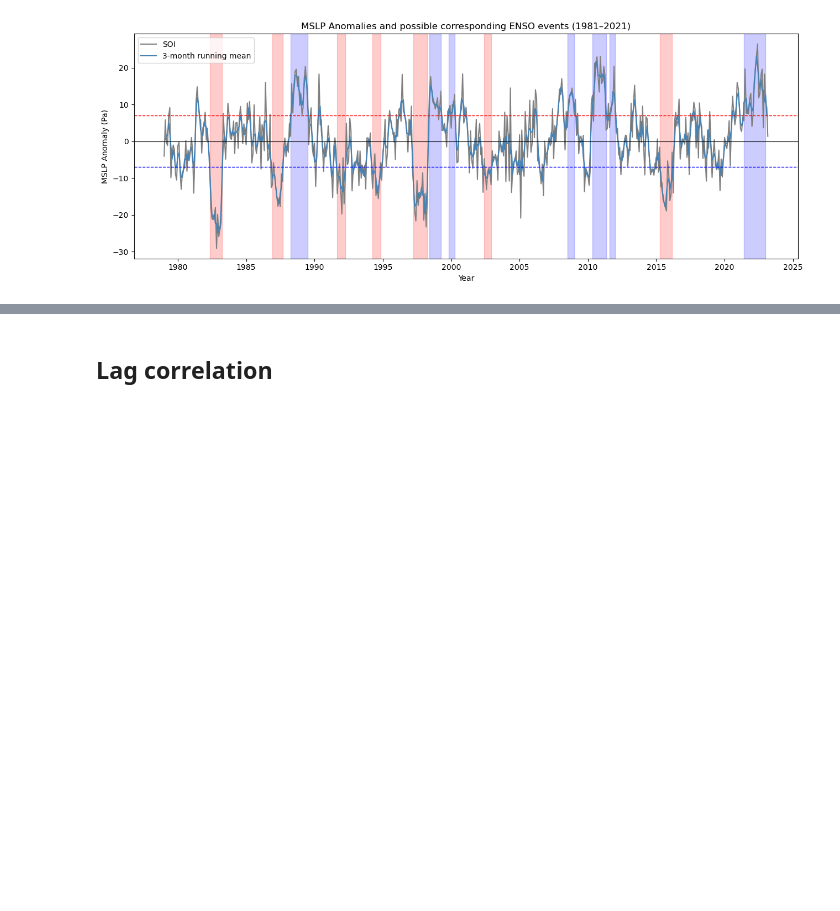
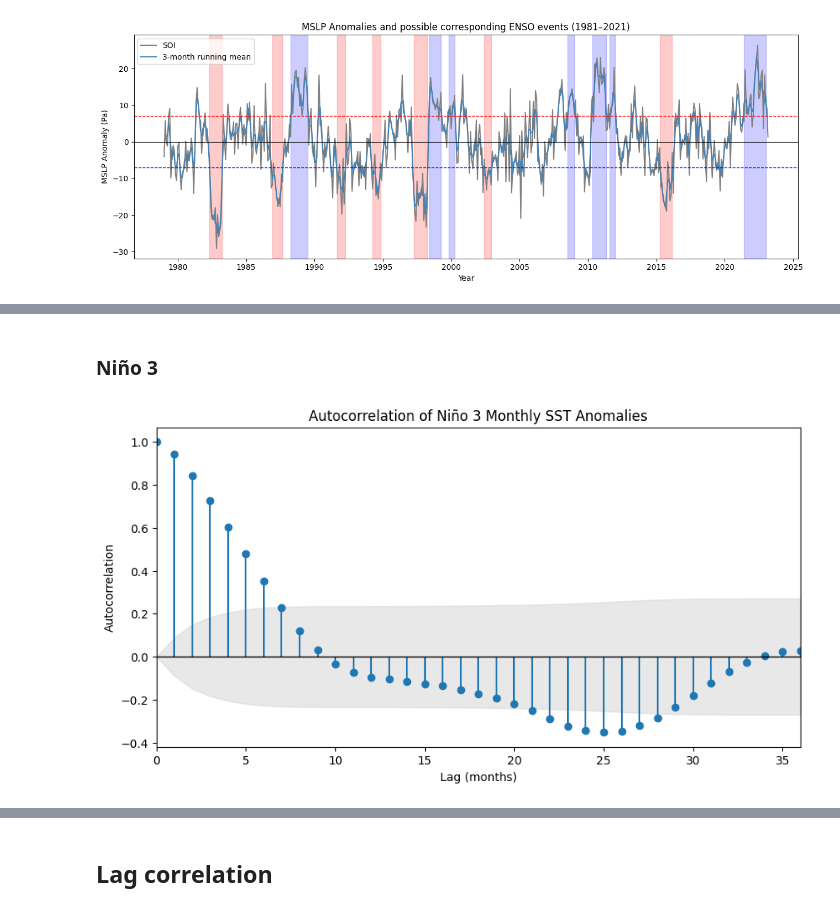
Before and after one commit to marianaolm/ML-climate, a Jupyter notebook: project_elnino.ipynb, the cells around one changed output, grey strips where cells are left out. Cells and saved outputs as stored; diff of their text form; code cells hidden in the pictures; blank space fills up the shorter version.

Commit message:
autocorrelation and PCA (unfinished)

```diff
--- a/project_elnino.ipynb
+++ b/project_elnino.ipynb
@@ -80,6 +84,34 @@ def find_events(mask, min_length=6):
     if in_event and count >= min_length:
         events.append((start, mask.index[-1]))
     return events
+# %%
+def plot_acf(df, nlags, region):
+    acf_vals, confint = sm.tsa.acf(df['monthly_anom'], nlags=nlags,alpha=0.05)
+
+    lags = np.arange(len(acf_vals))
+
+
+    fig, ax = plt.subplots(figsize=(10, 5))
+    ax.stem(lags, acf_vals, basefmt=" ")
+
+    # Confidence interval
+    ax.fill_between(
+        lags,
+        confint[:,0] - acf_vals,
+        confint[:,1] - acf_vals,
+        color='lightgray',
+        alpha=0.5,
+        label='95% confidence interval'
+    )
+
+    ax.set_title(f"Autocorrelation of {region} Monthly SST Anomalies")
+    ax.set_xlabel("Lag (months)")
+    ax.set_ylabel("Autocorrelation")
+
+    ax.axhline(0, color='black', linewidth=1)
+    ax.set_xlim(0, nlags)
+
+    plt.show()
 # %% [markdown]
 # Data
 # %% [markdown]
@@ -446,0 +515,7 @@ plt.show()
+# %% [markdown]
+### Niño 3
+# %%
+nlags = 36
+plot_acf(df3, nlags, region='Niño 3')
+# %% [output]
+[figure, added]
```
Also changed, not shown: parts of 15 cells of this notebook.
